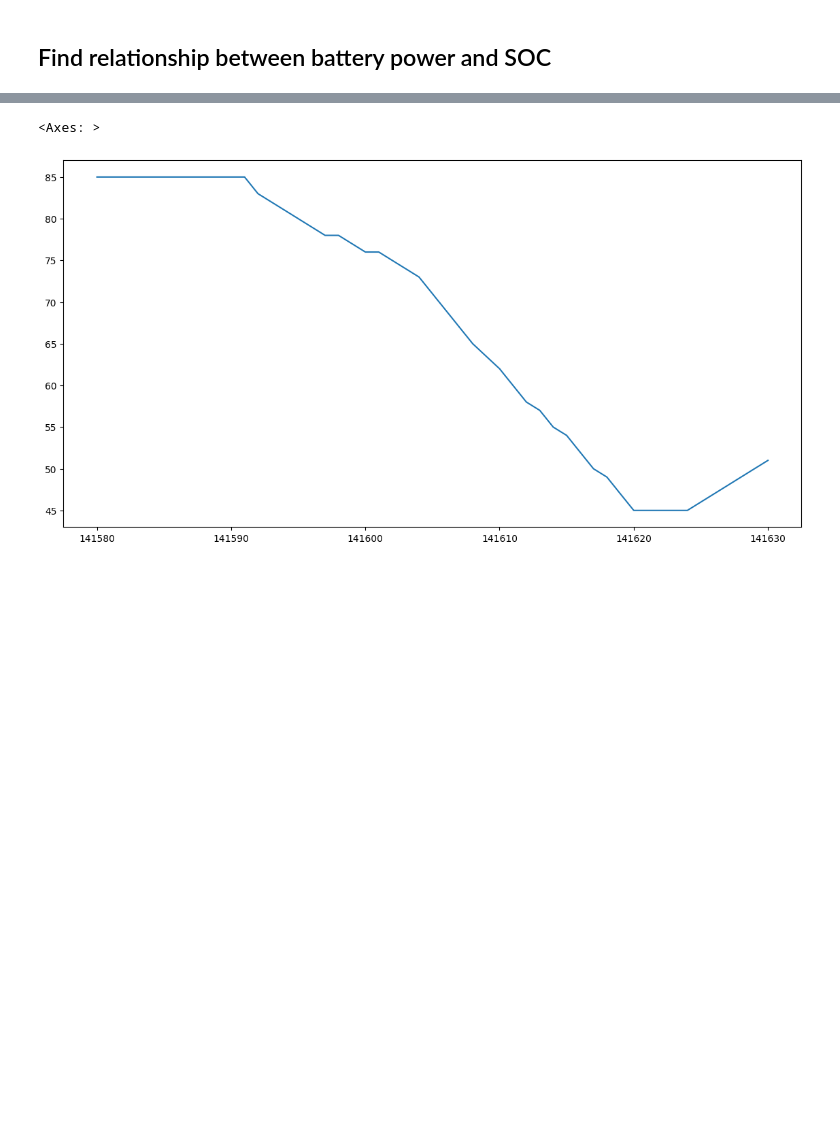
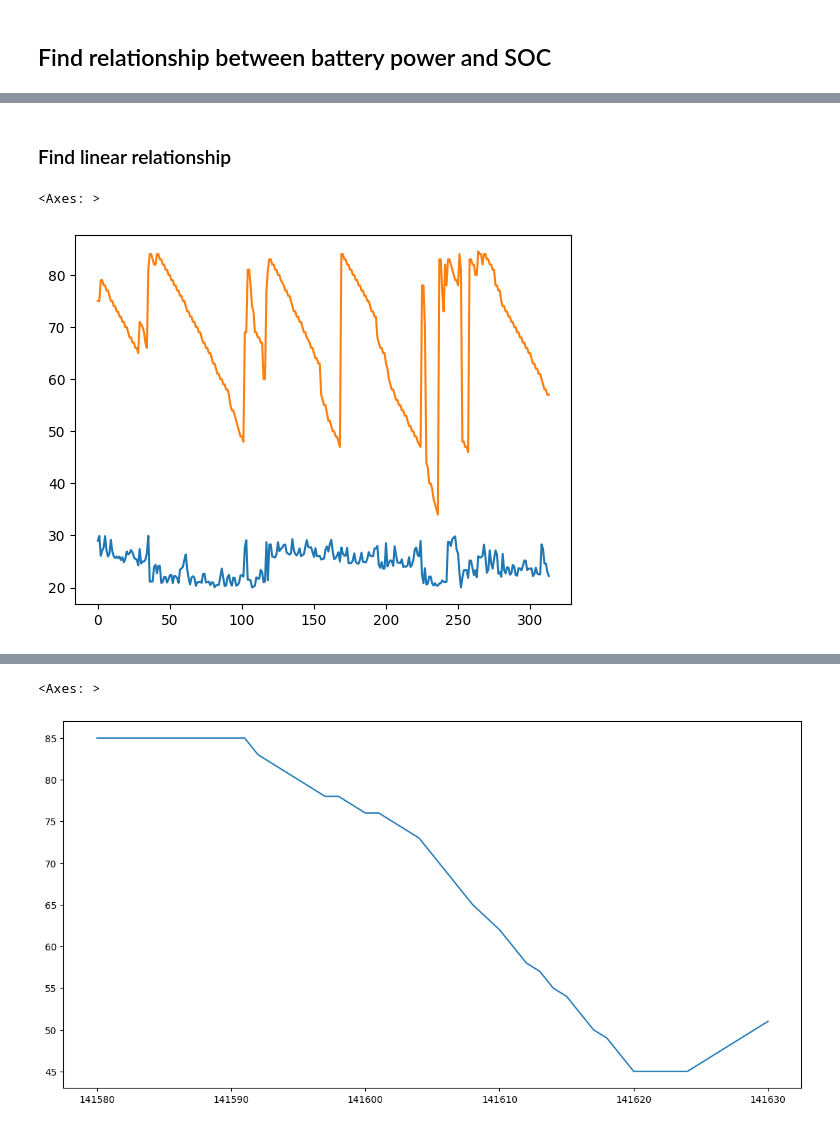
Before and after one commit to danjhk/battery_AD, a Jupyter notebook: eda_battery.ipynb, the cells around one changed output, grey strips where cells are left out. Drawn from its saved outputs; the diff is of its cells as text; code cells hidden in the pictures; blank space fills up the shorter version.

```diff
--- a/eda_battery.ipynb
+++ b/eda_battery.ipynb
@@ -56,0 +80,26 @@ final_df.shape
+# %%
+end_indexes = good_discharge_data.loc[good_discharge_data["index"].diff()>1, "index"].index
+segments = []
+start_index = 0
+for end_index in end_indexes:
+    try:
+        segment = good_discharge_data.loc[start_index:end_index].copy()
+        segment["SOC_diff"] = segment["AvgSOC"].diff()
+        segment.loc[:(segment.index[-2]), "SOC_diff"] = segment.iloc[1:]["SOC_diff"].values
+        segment.drop(segment.head(1).index, inplace=True)
+        segment.drop(segment.tail(1).index, inplace=True)
+        drop_idx = segment[(segment["SOC_diff"]>0) | (segment["SOC_diff"]<-3)].index
+        segment.drop(drop_idx, inplace=True)
+        segments.append(segment)
+        start_index = end_index+1
+    except:
+        pass
+# %%
+dataset = pd.concat(segments)
+dataset.reset_index(drop=True, inplace=True)
+round_power = 100000
+dataset['rounded_power'] = (dataset['Power'] / round_power).round() * round_power
+round_voltage = 10
+dataset['rounded_voltage'] = (dataset['Voltage'] / round_voltage).round() * round_voltage
+print(dataset.shape)
+dataset.head()
@@ -56,0 +127,12 @@ final_df.shape
+# %%
+dataset.loc[dataset["SOC_diff"]==-2.5, "SOC_diff"] = -3
+# %%
+# Create a unique class for each unique value
+print(dataset["SOC_diff"].unique())
+unique_values = dataset["SOC_diff"].unique()
+class_mapping = {value: class_ for class_, value in enumerate(sorted(unique_values))}
+
+dataset['classes'] = dataset['SOC_diff'].map(class_mapping)
+
+print("Class Mapping:", class_mapping)
+# print("Mapped Classes:", )
@@ -56,0 +227,10 @@ final_df.shape
+# %% [markdown]
+### Find linear relationship
+# %%
+filtered_data = dataset[(dataset["Power"]<300000) & (dataset["Power"]>200000)].copy()
+filtered_data.reset_index(drop=True, inplace=True)
+(filtered_data["Power"]/10000).plot()
+filtered_data["AvgSOC"].plot()
+# %% [output]
+<Axes: >
+[figure, added]
```
Also changed, not shown: parts of 42 cells of this notebook, 1 other file.
